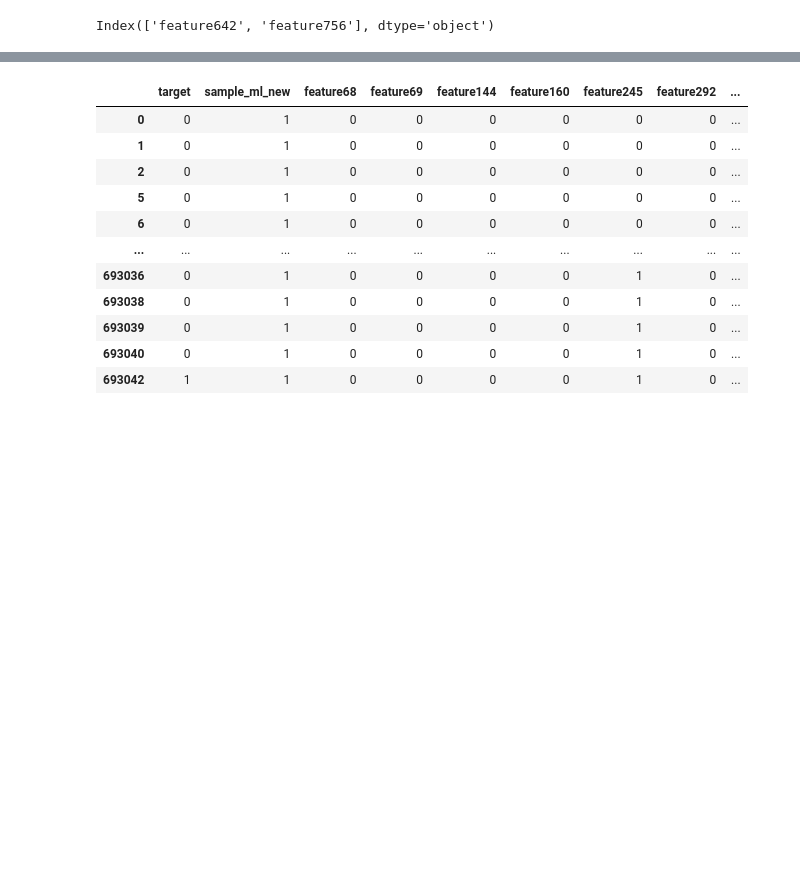
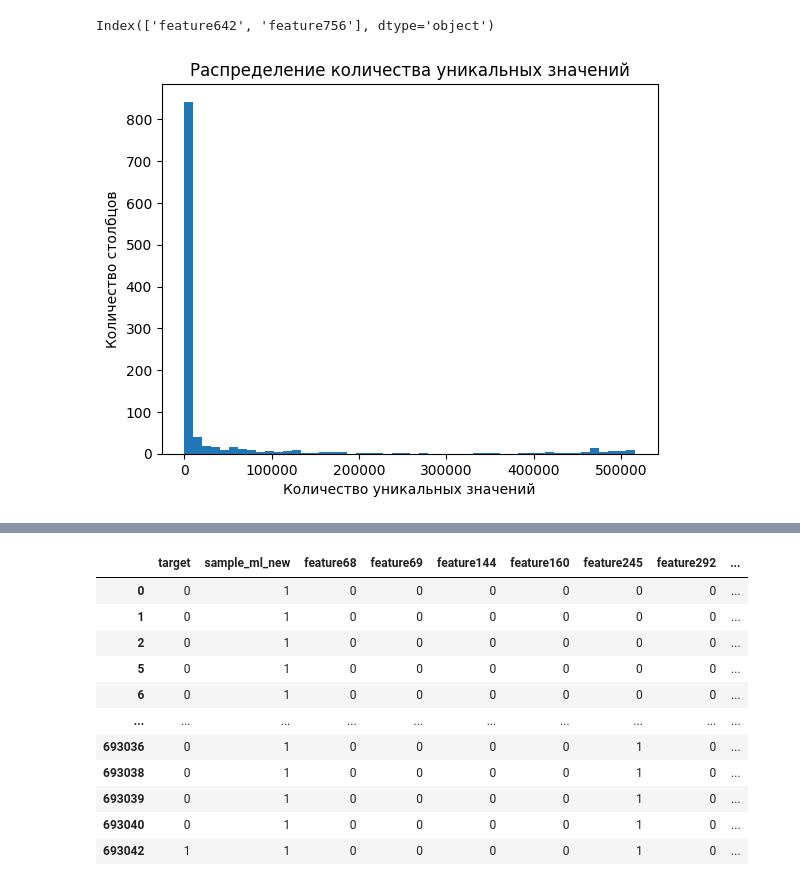
Before and after one commit to REU-DS-CLUB/purple_hack, a Jupyter notebook: EDA_Maria.ipynb, the cells around one changed output, grey strips where cells are left out. Drawn from its saved outputs; the diff is of its cells as text; code cells hidden in the pictures; blank space fills up the shorter version.

Commit message:
maria made graphics in EDA_MARIA

```diff
--- a/EDA_Maria.ipynb
+++ b/EDA_Maria.ipynb
@@ -59,7 +59,17 @@ df.columns[df.isna().any()]
 Index(['feature642', 'feature756'], dtype='object')
 # %%
 # Удаление столбца, где все значения - None
-df = df.drop('feature756', axis=1)
+#df = df.drop('feature756', axis=1)
+df = df.drop('id', axis=1)
 # %%
 # названия колонок, где значения - 0, 1, None
 name_categ = df.columns[df.max() - df.min() <= 1]
+# %%
+unique = df.nunique()
+plt.hist(unique, bins = 50)
+plt.title('Распределение количества уникальных значений')
+plt.xlabel('Количество уникальных значений')
+plt.ylabel('Количество столбцов')
+plt.show()
+# %% [output]
+[figure, added]
```
Also changed, not shown: parts of 7 cells of this notebook.
